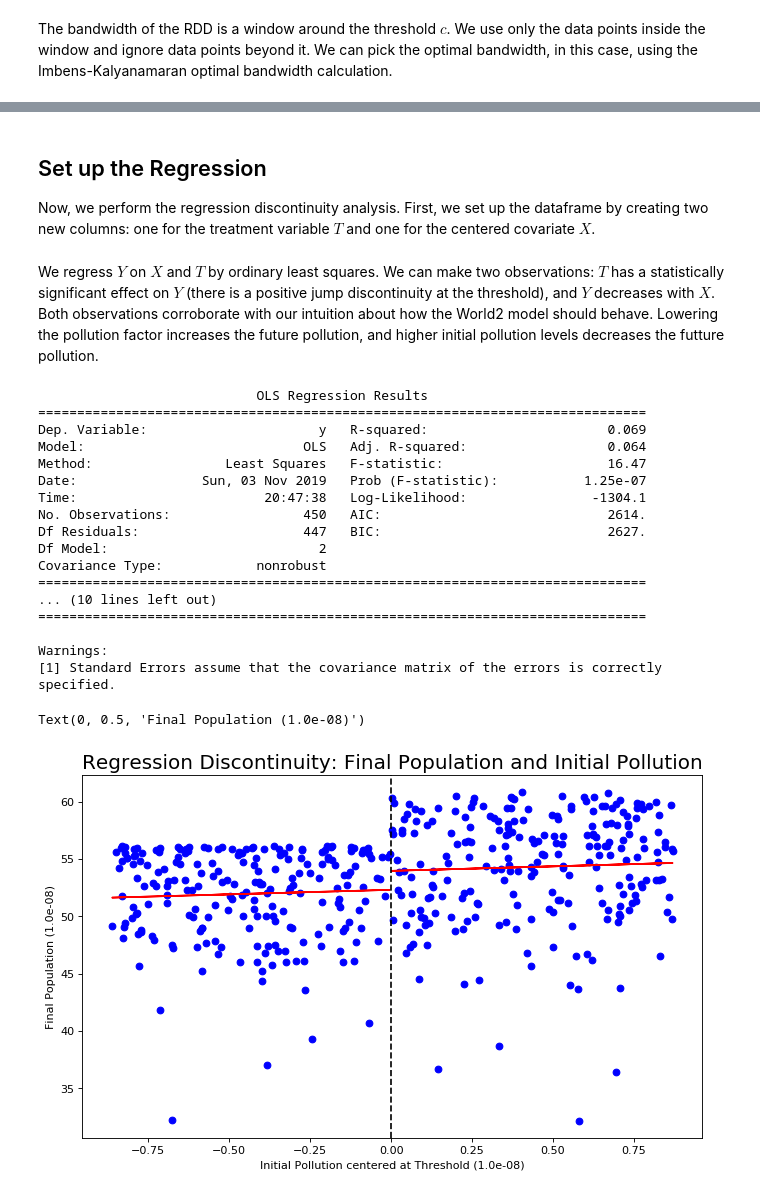
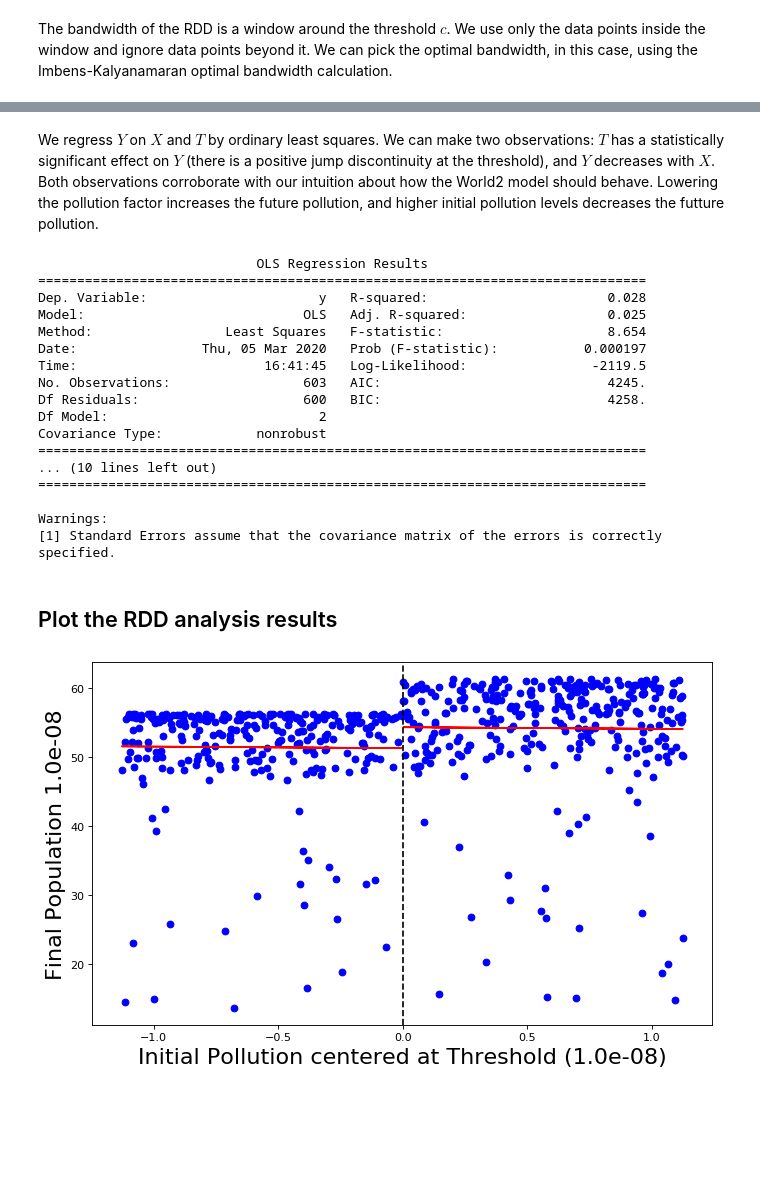
Before and after one commit to socialfoundations/whynot, a Jupyter notebook: examples/causal_inference/regression_discontinuity.ipynb, the cells around one changed output, grey strips where cells are left out. Saved outputs shown, nothing was run; the diff lists cells and outputs as text; code cells hidden in the pictures; blank space fills up the shorter version.

```diff
--- a/examples/causal_inference/regression_discontinuity.ipynb
+++ b/examples/causal_inference/regression_discontinuity.ipynb
@@ -74,2 +69,2 @@ tt.description
 # %%
-dset = tt.run(num_samples=1000, show_progress=True, seed=1234)
+dataset = ThresholdTreatment.run(num_samples=1000, seed=1234)
@@ -78,5 +71,5 @@ dset = tt.run(num_samples=1000, show_progress=True, seed=1234)
 # %%
-(X, W, Y) = dset.covariates, dset.treatments, dset.outcomes
+(X, W, Y) = dataset.covariates, dataset.treatments, dataset.outcomes
 # %% [markdown]
 For convenience we scale down the values for population and pollution.
 # %%
@@ -108,3 +113,0 @@ Optimal bandwidth: 0.8701359176102788
-# %% [markdown]
-## Set up the Regression
-Now, we perform the regression discontinuity analysis. First, we set up the dataframe by creating two new columns: one for the treatment variable $T$ and one for the centered covariate $X$.
@@ -119,35 +114,40 @@ data['x_centered'] = data['x'].map(lambda x: x-threshold)
 # %% [markdown]
 We regress $Y$ on $X$ and $T$ by ordinary least squares. We can make two observations: $T$ has a statistically significant effect on $Y$ (there is a positive jump discontinuity at the threshold), and $Y$ decreases with $X$. Both observations corroborate with our intuition about how the World2 model should behave. Lowering the pollution factor increases the future pollution, and higher initial pollution levels decreases the futture pollution.
+# %%
+data_cut = data[(data['x_centered'] >= -bandwidth_opt) & (data['x_centered'] <= bandwidth_opt)]
+result = smf.ols(formula = "y ~ x_centered + treat", data = data_cut).fit()
+print(result.summary())
+# %% [output]
+                            OLS Regression Results
+==============================================================================
+Dep. Variable:                      y   R-squared:                       0.028
+Model:                            OLS   Adj. R-squared:                  0.025
+Method:                 Least Squares   F-statistic:                     8.654
+Date:                Thu, 05 Mar 2020   Prob (F-statistic):           0.000197
+Time:                        16:41:45   Log-Likelihood:                -2119.5
+No. Observations:                 603   AIC:                             4245.
+Df Residuals:                     600   BIC:                             4258.
+Df Model:                           2
+Covariance Type:            nonrobust
+==============================================================================
+... (10 lines left out)
+==============================================================================
+
+Warnings:
+[1] Standard Errors assume that the covariance matrix of the errors is correctly specified.
+# %% [markdown]
+## Plot the RDD analysis results
 # %%
-data_cut = data[(data['x_centered']>=-bandwidth_opt) & (data['x_centered']<=bandwidth_opt)]
-result = smf.ols(formula = "y ~ x_centered + treat", data = data_cut).fit()
-print(result.summary())
-
+%matplotlib inline
 plt.figure(num=None, figsize=(10, 6), dpi=80, facecolor='w', edgecolor='k')
 plt.scatter(data_cut.x_centered, data_cut.y, color="blue")
-plt.plot(data_cut.x_centered[data_cut.x_centered<0], result.predict()[data_cut.x_centered<0], '-', color="r")
-plt.plot(data_cut.x_centered[data_cut.x_centered>=0], result.predict()[data_cut.x_centered>=0], '-', color="r")
+
+plt.plot(data_cut.x_centered[data_cut.x_centered < 0],
+         result.predict()[data_cut.x_centered < 0], '-', color="r")
+plt.plot(data_cut.x_centered[data_cut.x_centered >= 0],
+         result.predict()[data_cut.x_centered >= 0], '-', color="r")
 plt.axvline(x=0,color="black", linestyle="--")
-plt.title("Regression Discontinuity: Final Population and Initial Pollution", fontsize="18")
-plt.xlabel("Initial Pollution centered at Threshold (%.1e)"%scaling)
-plt.ylabel("Final Population (%.1e)"%scaling)
+plt.xlabel(f"Initial Pollution centered at Threshold ({scaling:.1e})", fontsize="20")
+plt.ylabel(f"Final Population {scaling:.1e}", fontsize="20");
 # %% [output]
-                            OLS Regression Results
-==============================================================================
-Dep. Variable:                      y   R-squared:                       0.069
-Model:                            OLS   Adj. R-squared:                  0.064
-Method:                 Least Squares   F-statistic:                     16.47
-Date:                Sun, 03 Nov 2019   Prob (F-statistic):           1.25e-07
-Time:                        20:47:38   Log-Likelihood:                -1304.1
-No. Observations:                 450   AIC:                             2614.
-Df Residuals:                     447   BIC:                             2627.
-Df Model:                           2
-Covariance Type:            nonrobust
-==============================================================================
-... (10 lines left out)
-==============================================================================
-
-Warnings:
-[1] Standard Errors assume that the covariance matrix of the errors is correctly specified.
-Text(0, 0.5, 'Final Population (1.0e-08)')
-[figure, old version]
+[figure, new version]
```
Also changed, not shown: parts of 15 cells of this notebook, 2 other files.
